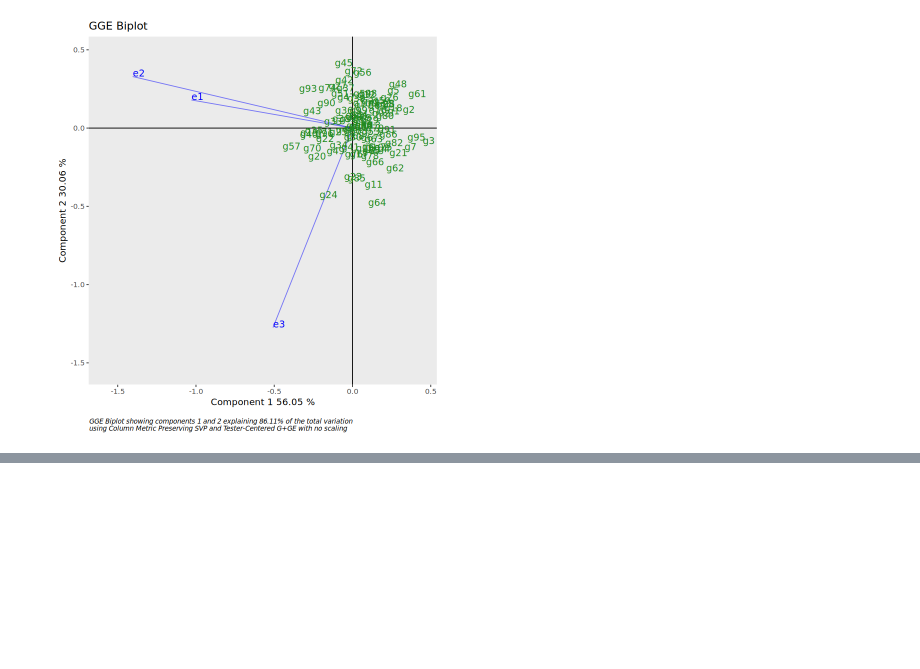
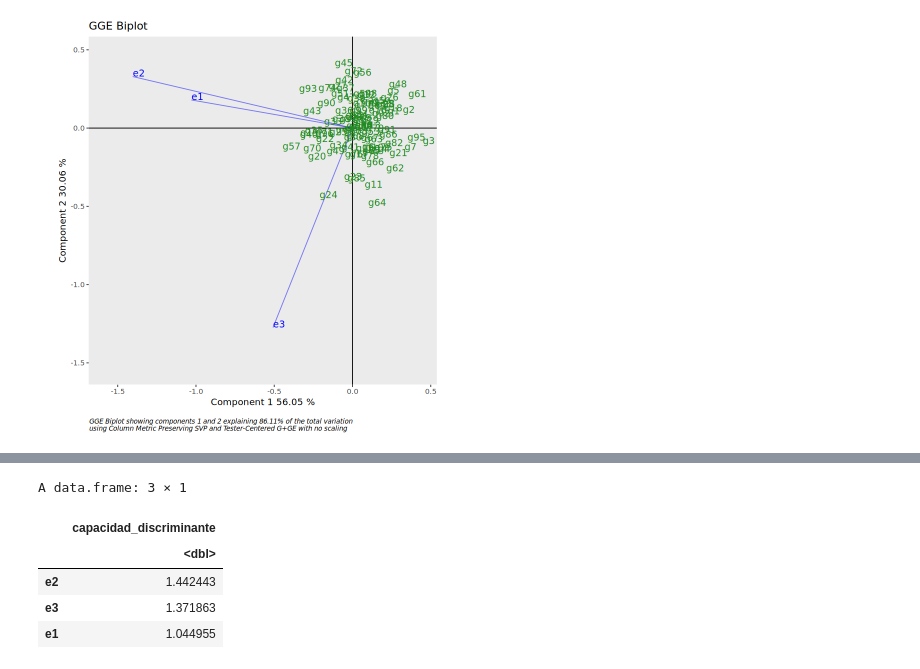
Before and after one commit to hdescobarh/journey-resolution, a Jupyter notebook: GRC_Taller02_GxE/Code/mi_solucion.ipynb, the cells around one changed output, grey strips where cells are left out. Cells and saved outputs as stored; diff of their text form; code cells hidden in the pictures; blank space fills up the shorter version.

```diff
--- a/GRC_Taller02_GxE/Code/mi_solucion.ipynb
+++ b/GRC_Taller02_GxE/Code/mi_solucion.ipynb
@@ -50,0 +79,18 @@ En Arauca (e1) y La Vega (e2) se presenta el comportamiento más similar. Los á
+# %%
+vector_length <- function(row, components = 2) {
+  sqrt(crossprod(row[1:components]))
+}
+capacidad_discriminante <- apply(
+  gge_model$coordenviroment,
+  MARGIN = 1, vector_length
+)
+names(capacidad_discriminante) <- gge_model$labelenv
+capacidad_discriminante <- sort(capacidad_discriminante, decreasing = TRUE)
+as.data.frame(capacidad_discriminante)
+# %% [output]
+A data.frame: 3 × 1
+|  | capacidad_discriminante |
+|  | <dbl> |
+| e2 | 1.442443 |
+| e3 | 1.371863 |
+| e1 | 1.044955 |
```
Also changed, not shown: parts of 12 cells of this notebook.
